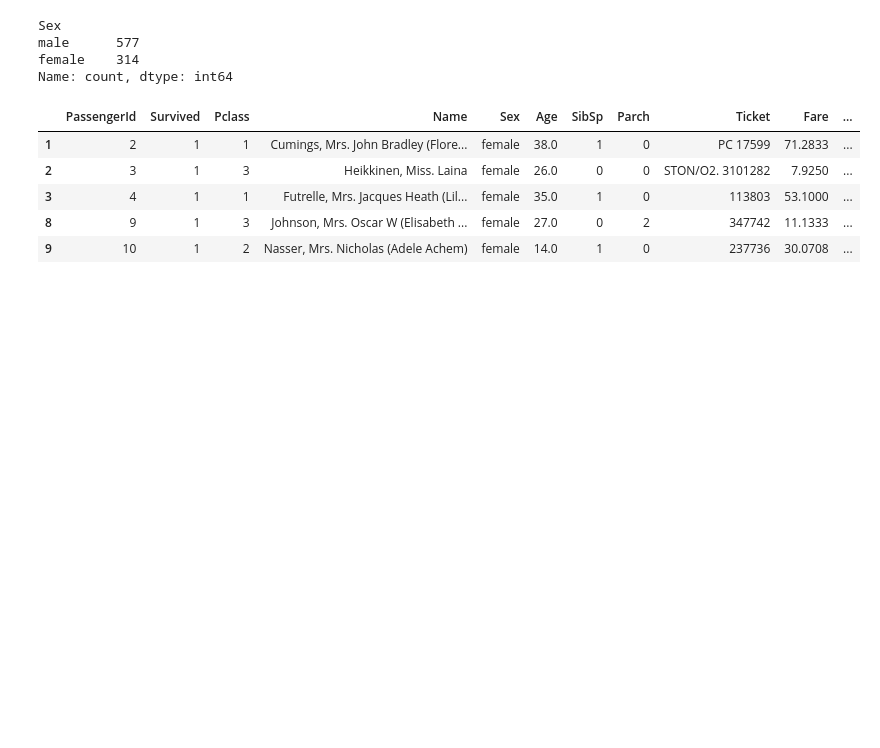
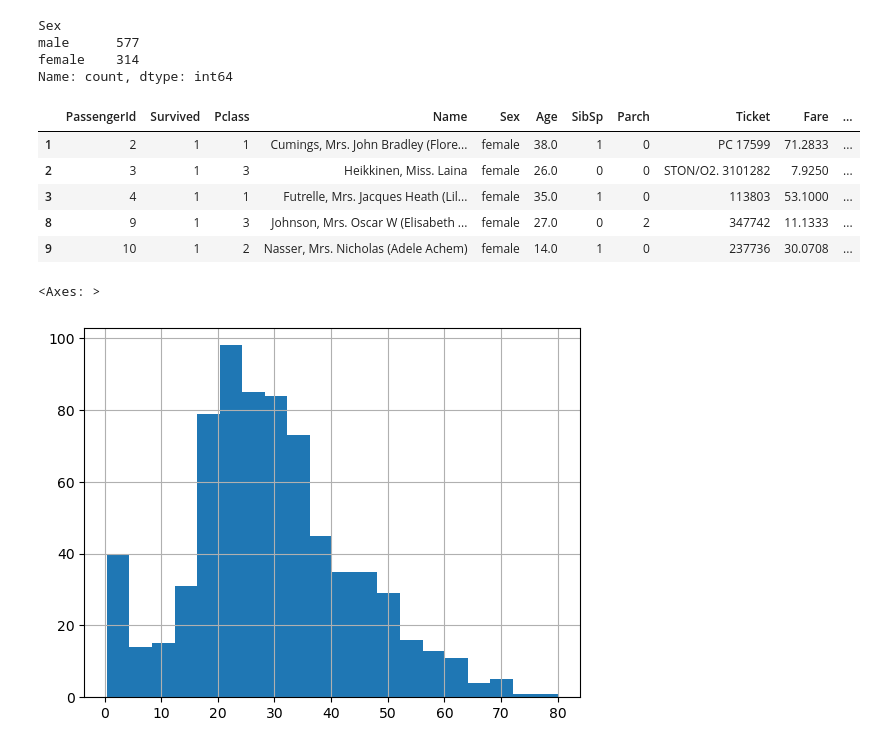
Before and after one commit to m-Masa247/Kaggle, a Jupyter notebook: Titanic/src.ipynb, the cells around one changed output. Drawn from its saved outputs; the diff is of its cells as text; code cells hidden in the pictures; blank space fills up the shorter version.

```diff
--- a/Titanic/src.ipynb
+++ b/Titanic/src.ipynb
@@ -151,3 +151,9 @@ train_csv[train_csv['Survived'] == 1].head()
 | 3 | 4 | 1 | 1 | Futrelle, Mrs. Jacques Heath (Lil... | female | 35.0 | 1 | 0 | 113803 | 53.1000 | ... |
 | 8 | 9 | 1 | 3 | Johnson, Mrs. Oscar W (Elisabeth ... | female | 27.0 | 0 | 2 | 347742 | 11.1333 | ... |
 | 9 | 10 | 1 | 2 | Nasser, Mrs. Nicholas (Adele Achem) | female | 14.0 | 1 | 0 | 237736 | 30.0708 | ... |
+# %%
+# ヒストグラム … 縦軸に度数、横軸に階級をとった統計グラフ。分布状況の確認に使用。
+train_csv['Age'].hist(bins=20) # bins:棒の数
+# %% [output]
+<Axes: >
+[figure, added]
```
Also changed, not shown: parts of 3 cells of this notebook.
